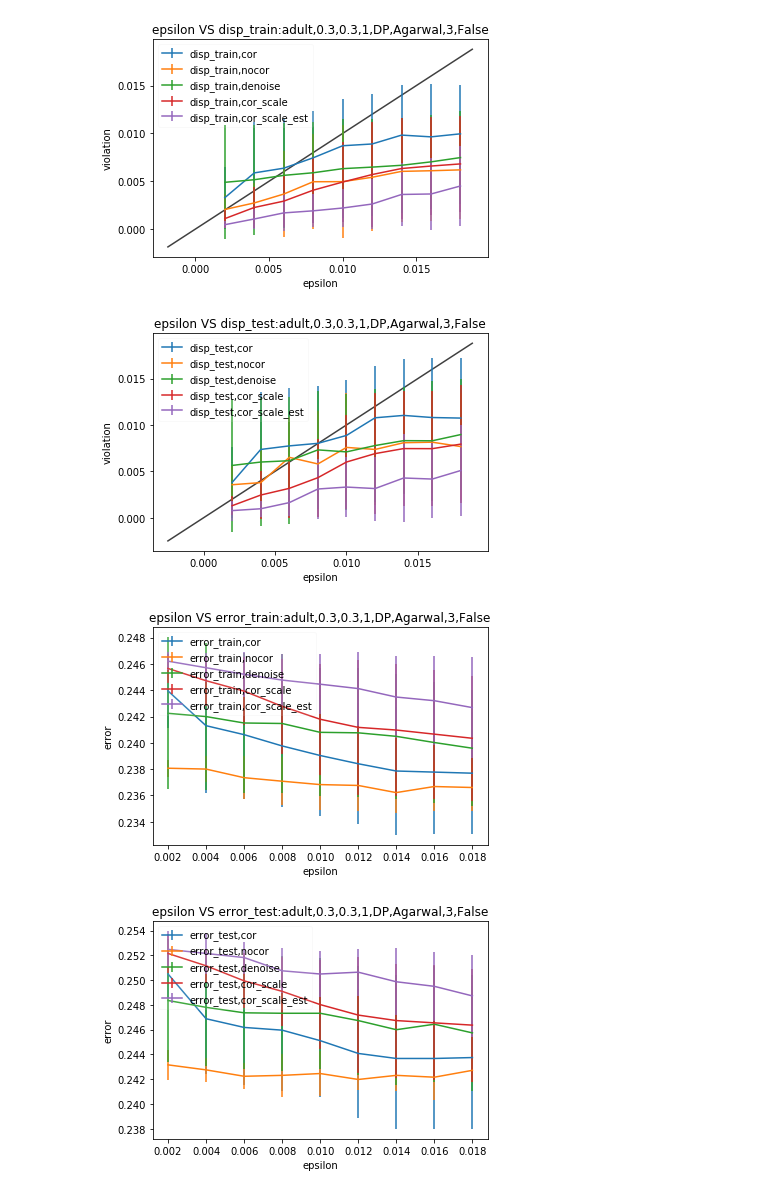
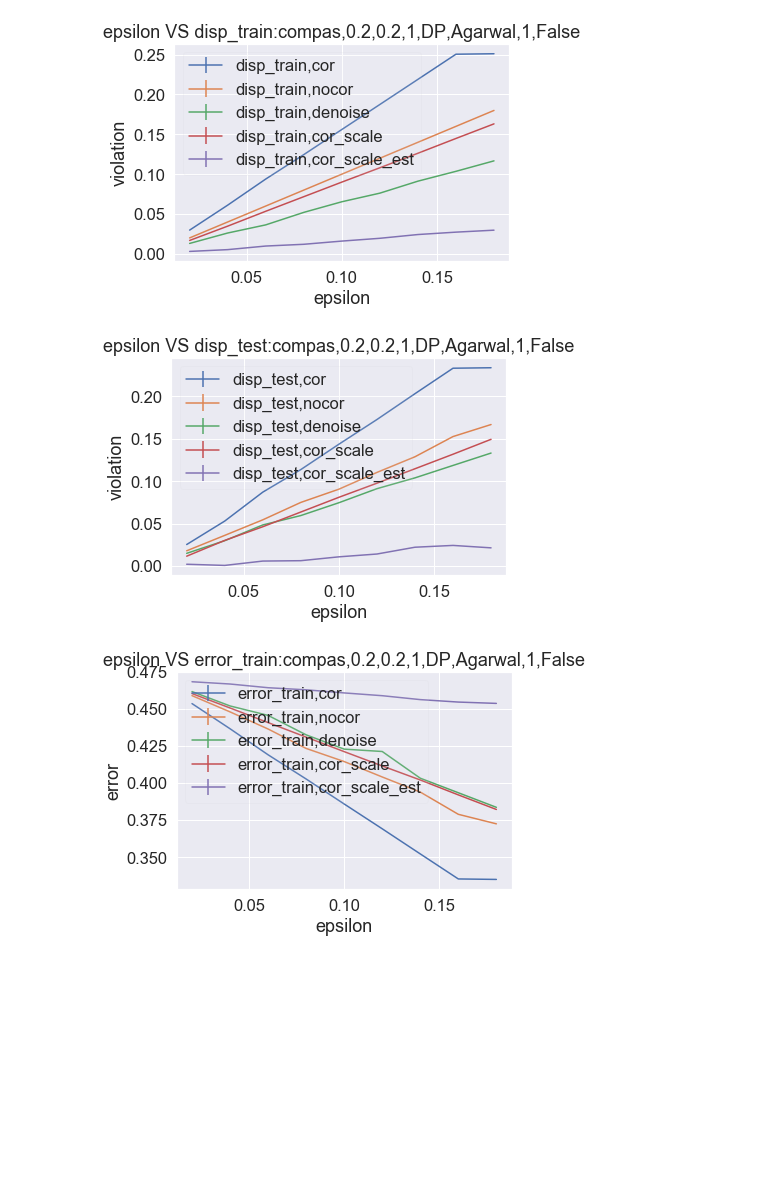
Before and after one commit to AIasd/noise_fairlearn, a Jupyter notebook: demo.ipynb, the cells around one changed output. Saved outputs shown, nothing was run; the diff lists cells and outputs as text; code cells hidden in the pictures; blank space fills up the shorter version.

Commit message:
update Agarwal's method using our constraints; modify util, demo, measures accordingly

```diff
--- a/demo.ipynb
+++ b/demo.ipynb
@@ -26,23 +57,14 @@ if not os.path.isdir(log_dir):
 # %%
-from random import seed
-SEED = 1122334455
-seed(SEED) # set the random seed so that the random permutations can be reproduced again
-np.random.seed(SEED)
-
-
-dataset = 'adultr'
+dataset = 'compas'
 rho = [0.2, 0.2]
 frac = 1
-eps_list = [0.002 * i for i in range(1, 10)]
+eps_list = [0.02 * i for i in range(1, 10)]
 criteria = 'DP'
 classifier = 'Agarwal'
-trials = 3
+trials = 1
 include_sensible = False
 filename = log_dir+'all_data_'+dataset+','+str(rho[0])+','+str(rho[1])+','+str(frac)+','+criteria \
            +','+classifier+','+str(trials)+','+str(include_sensible)+'.pickle'
 verbose = False
-
 all_data = experiment(dataset, rho, frac, eps_list, criteria, classifier, trials, include_sensible, filename, verbose)
-
-plot(filename)
 # %% [output]
@@ -69,18 +89,6 @@ KeyboardInterrupt:
-# %%
-dataset = 'adult'
-rho = [0.3, 0.3]
-frac = 1
-eps_list = [0.002 * i for i in range(1, 10)]
-criteria = 'DP'
-classifier = 'Agarwal'
-trials = 3
-include_sensible = False
-filename = log_dir+'all_data_'+dataset+','+str(rho[0])+','+str(rho[1])+','+str(frac)+','+criteria \
-           +','+classifier+','+str(trials)+','+str(include_sensible)+'.pickle'
-
-plot(filename)
-# %% [output]
-[figure, removed]
-[figure, removed]
-[figure, removed]
-[figure, removed]
+# %%
+plot(filename, [False, False, False, False], mode='five')
+# %% [output]
+[figure, added]
+[figure, added]
+[figure, added]
```
Also changed, not shown: parts of 5 cells of this notebook, 4 other files.
